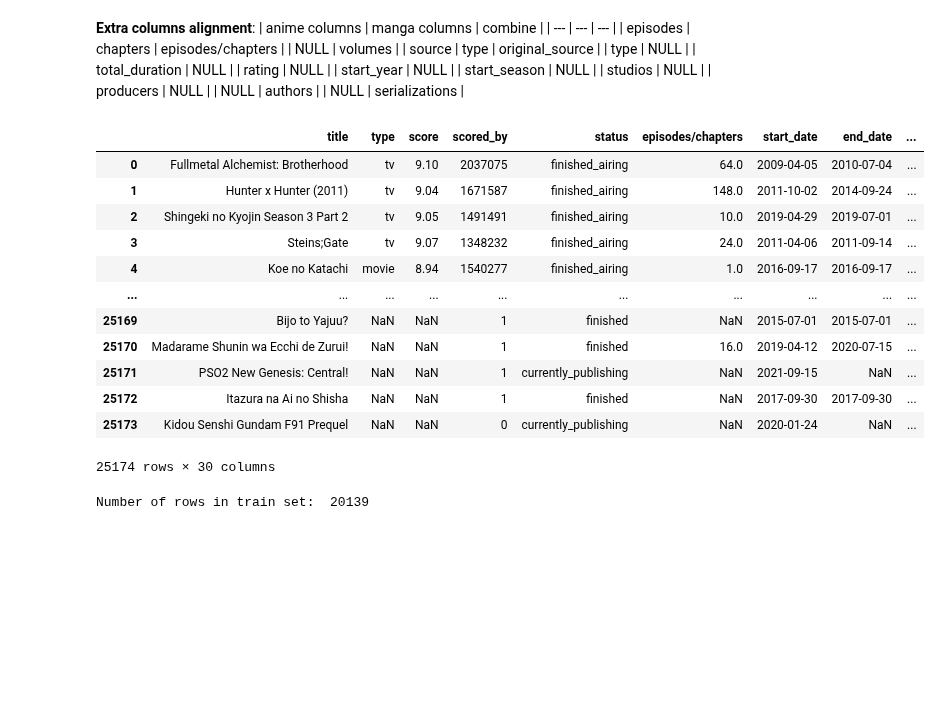
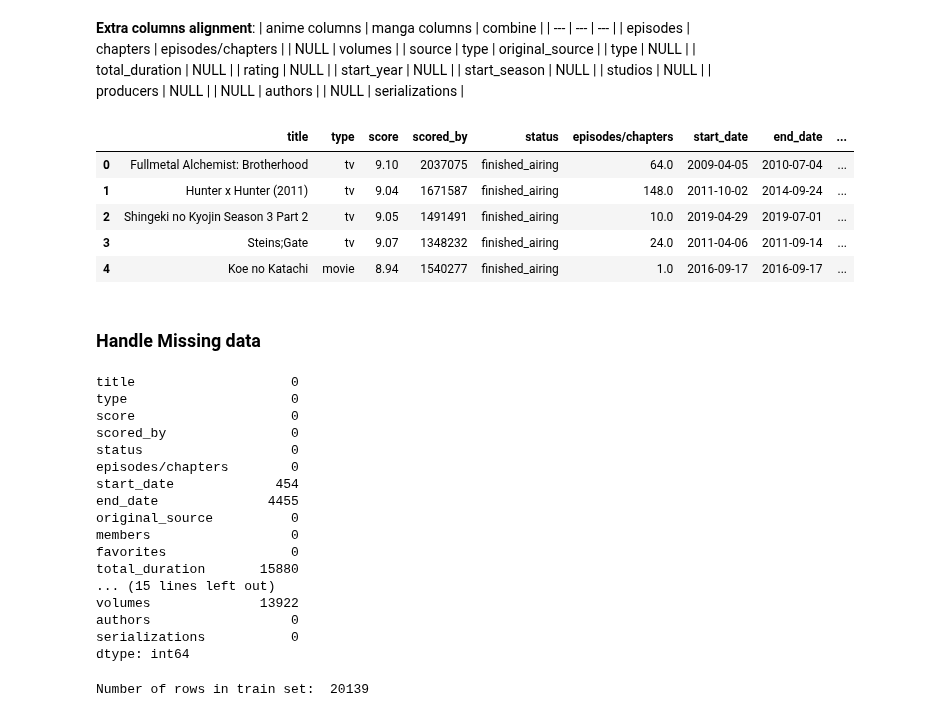
Before and after one commit to derickkan3356/anime-manga-theme-and-success-prediction, a Jupyter notebook: data_preprocessing.ipynb, the cells around one changed output. Cells and saved outputs as stored; diff of their text form; code cells hidden in the pictures; blank space fills up the shorter version.

Commit message:
Handle Missing data 1.0

```diff
--- a/data_preprocessing.ipynb
+++ b/data_preprocessing.ipynb
@@ -115,21 +115,58 @@ def columns_alignment(input_anime, input_manga):
 df_anime_aligned, df_manga_aligned = columns_alignment(df_anime_cleaned, df_manga_cleaned)
 # %%
 df_full = pd.concat([df_anime_aligned, df_manga_aligned], ignore_index=True)
-df_full
+df_full.head()
 # %% [output]
 |  | title | type | score | scored_by | status | episodes/chapters | start_date | end_date | ... |
 | 0 | Fullmetal Alchemist: Brotherhood | tv | 9.10 | 2037075 | finished_airing | 64.0 | 2009-04-05 | 2010-07-04 | ... |
 | 1 | Hunter x Hunter (2011) | tv | 9.04 | 1671587 | finished_airing | 148.0 | 2011-10-02 | 2014-09-24 | ... |
 | 2 | Shingeki no Kyojin Season 3 Part 2 | tv | 9.05 | 1491491 | finished_airing | 10.0 | 2019-04-29 | 2019-07-01 | ... |
 | 3 | Steins;Gate | tv | 9.07 | 1348232 | finished_airing | 24.0 | 2011-04-06 | 2011-09-14 | ... |
 | 4 | Koe no Katachi | movie | 8.94 | 1540277 | finished_airing | 1.0 | 2016-09-17 | 2016-09-17 | ... |
-| ... | ... | ... | ... | ... | ... | ... | ... | ... | ... |
-| 25169 | Bijo to Yajuu? | NaN | NaN | 1 | finished | NaN | 2015-07-01 | 2015-07-01 | ... |
-| 25170 | Madarame Shunin wa Ecchi de Zurui! | NaN | NaN | 1 | finished | 16.0 | 2019-04-12 | 2020-07-15 | ... |
-| 25171 | PSO2 New Genesis: Central! | NaN | NaN | 1 | currently_publishing | NaN | 2021-09-15 | NaN | ... |
-| 25172 | Itazura na Ai no Shisha | NaN | NaN | 1 | finished | NaN | 2017-09-30 | 2017-09-30 | ... |
-| 25173 | Kidou Senshi Gundam F91 Prequel | NaN | NaN | 0 | currently_publishing | NaN | 2020-01-24 | NaN | ... |
-25174 rows × 30 columns
+# %% [markdown]
+### Handle Missing data
+# %%
+from sklearn.impute import SimpleImputer
+from sklearn.impute import KNNImputer
+
+# Non-numerical columns
+Non_Numerical = ['type', 'original_source', 'rating', 'studios', 'producers', 'authors' ,'serializations']
+
+# Create an imputer for non-numerical data filling with 'Missing'
+categorical_imputer = SimpleImputer(strategy='constant', fill_value='Missing')
+
+# Impute non-numerical columns
+df_full[Non_Numerical] = categorical_imputer.fit_transform(df_full[Non_Numerical])
+
+# Numerical columns
+Numerical = ['score', 'scored_by', 'episodes/chapters', 'members', 'favorites']
+
+# Create an imputer for numerical data using KNNImputer
+knn_imputer = KNNImputer(n_neighbors=3)
+
+# Impute numerical columns
+df_full[Numerical] = knn_imputer.fit_transform(df_full[Numerical])
+
+# Display the final result with both numerical and categorical columns imputed
+df_full.isnull().sum()
+# %% [output]
+title                    0
+type                     0
+score                    0
+scored_by                0
+status                   0
+episodes/chapters        0
+start_date             454
+end_date              4455
+original_source          0
+members                  0
+favorites                0
+total_duration       15880
+... (15 lines left out)
+volumes              13922
+authors                  0
+serializations           0
+dtype: int64
 # %%
 # train test split
 from sklearn.model_selection import train_test_split
```
Also changed, not shown: parts of 4 cells of this notebook.
